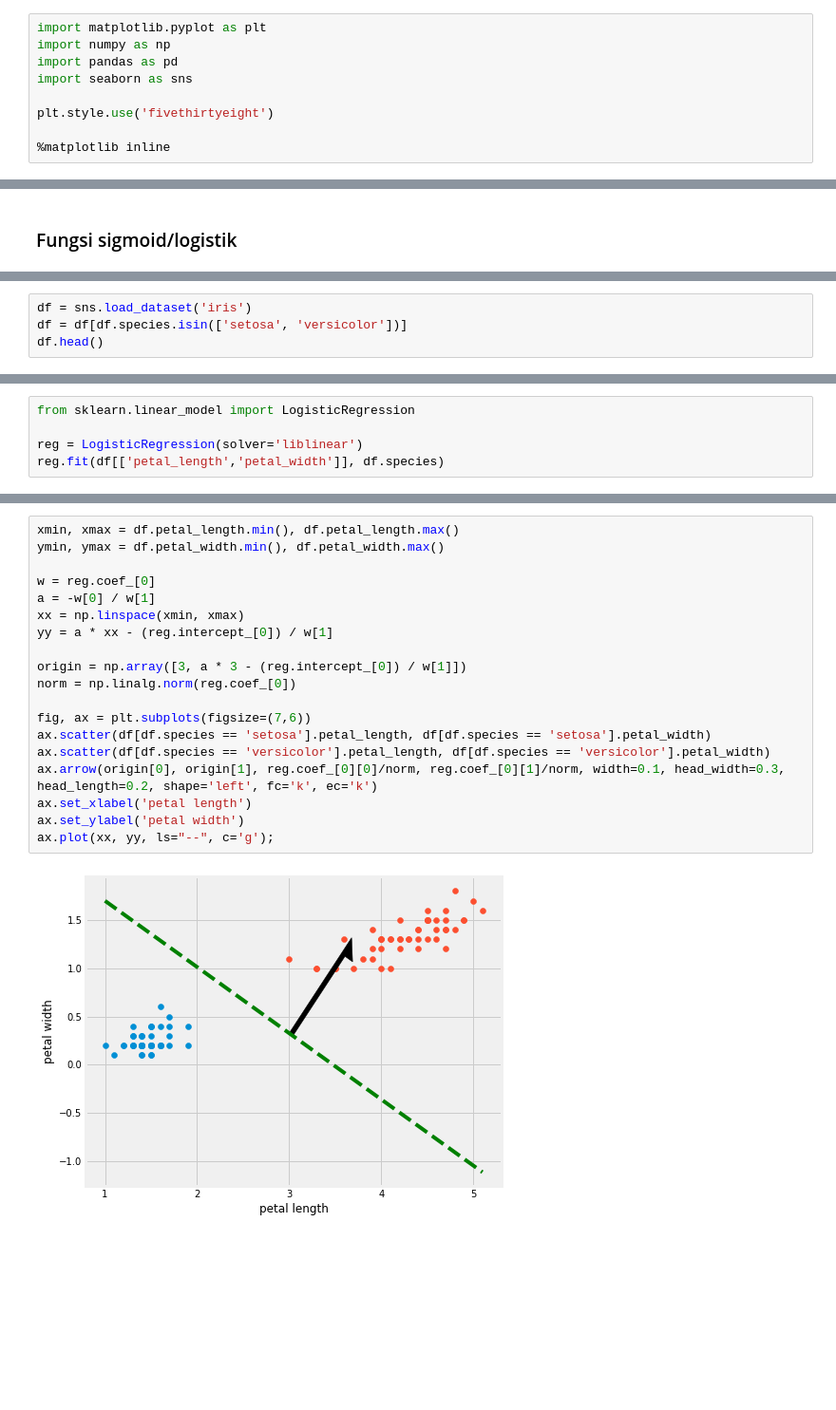
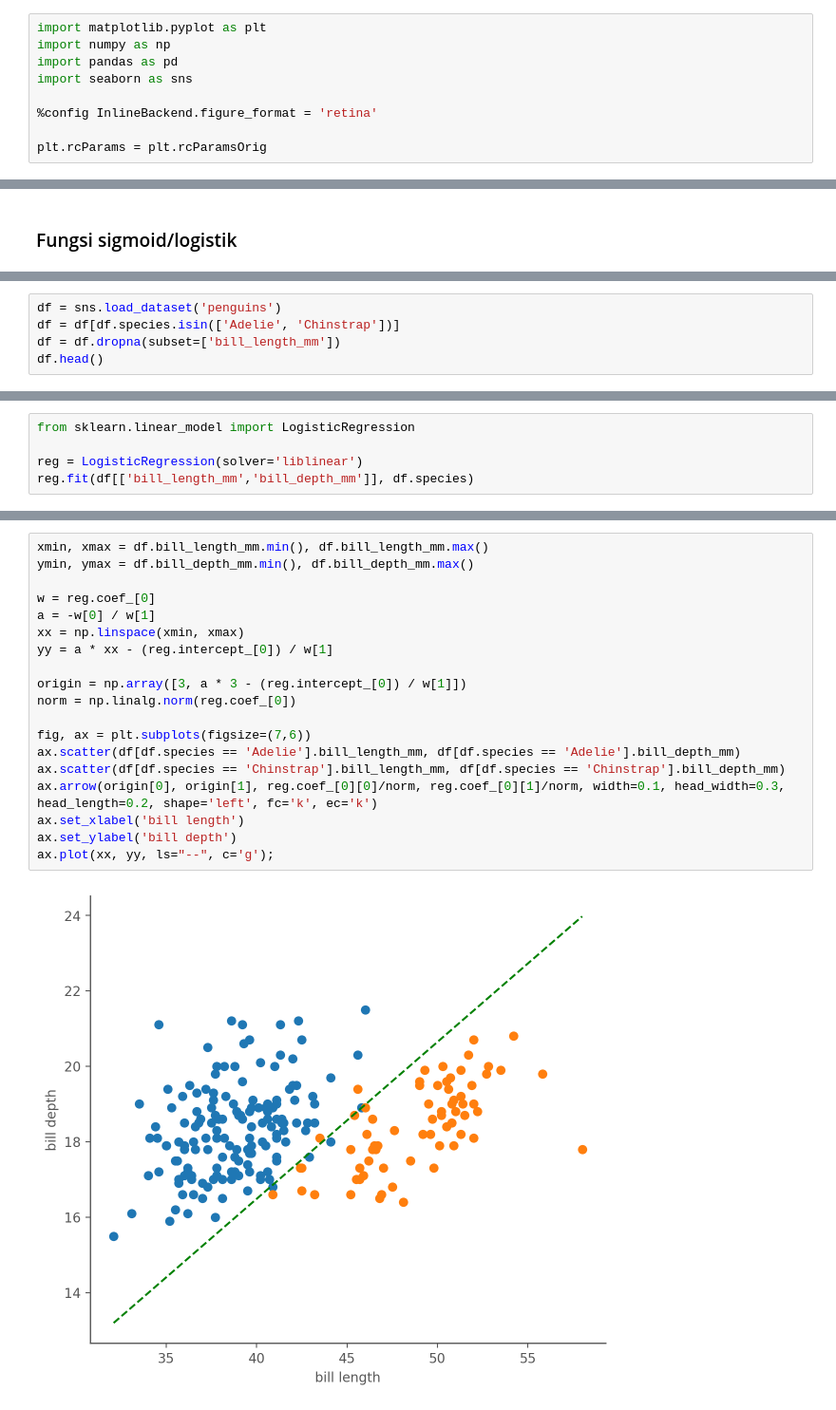
Before and after one commit to aliakbars/uai-ai, a Jupyter notebook: scripts/lab1.ipynb, the cells around one changed output, grey strips where cells are left out. Shown at 95% size. Cells and saved outputs as stored; diff of their text form; blank space fills up the shorter version.

```diff
--- a/scripts/lab1.ipynb
+++ b/scripts/lab1.ipynb
@@ -12,9 +12,9 @@ import numpy as np
 import pandas as pd
 import seaborn as sns
 
-plt.style.use('fivethirtyeight')
+%config InlineBackend.figure_format = 'retina'
 
-%matplotlib inline
+plt.rcParams = plt.rcParamsOrig
 # %% [markdown]
 ### Dataset
 
@@ -253,5 +254,6 @@ Text(0,0.5,'$\\sigma(z)$')
 # %%
-df = sns.load_dataset('iris')
-df = df[df.species.isin(['setosa', 'versicolor'])]
+df = sns.load_dataset('penguins')
+df = df[df.species.isin(['Adelie', 'Chinstrap'])]
+df = df.dropna(subset=['bill_length_mm'])
 df.head()
 # %% [output]
@@ -269,6 +283,6 @@ sns.lmplot(x='petal_length', y='petal_width', data=df, hue='species', fit_reg=Fa
 from sklearn.linear_model import LogisticRegression
 
 reg = LogisticRegression(solver='liblinear')
-reg.fit(df[['petal_length','petal_width']], df.species)
+reg.fit(df[['bill_length_mm','bill_depth_mm']], df.species)
 # %% [output]
 LogisticRegression(C=1.0, class_weight=None, dual=False, fit_intercept=True,
@@ -278,21 +293,21 @@ LogisticRegression(C=1.0, class_weight=None, dual=False, fit_intercept=True,
 # %%
-xmin, xmax = df.petal_length.min(), df.petal_length.max()
-ymin, ymax = df.petal_width.min(), df.petal_width.max()
+xmin, xmax = df.bill_length_mm.min(), df.bill_length_mm.max()
+ymin, ymax = df.bill_depth_mm.min(), df.bill_depth_mm.max()
 
 w = reg.coef_[0]
 a = -w[0] / w[1]
 xx = np.linspace(xmin, xmax)
 yy = a * xx - (reg.intercept_[0]) / w[1]
 
 origin = np.array([3, a * 3 - (reg.intercept_[0]) / w[1]])
 norm = np.linalg.norm(reg.coef_[0])
 
 fig, ax = plt.subplots(figsize=(7,6))
-ax.scatter(df[df.species == 'setosa'].petal_length, df[df.species == 'setosa'].petal_width)
-ax.scatter(df[df.species == 'versicolor'].petal_length, df[df.species == 'versicolor'].petal_width)
+ax.scatter(df[df.species == 'Adelie'].bill_length_mm, df[df.species == 'Adelie'].bill_depth_mm)
+ax.scatter(df[df.species == 'Chinstrap'].bill_length_mm, df[df.species == 'Chinstrap'].bill_depth_mm)
 ax.arrow(origin[0], origin[1], reg.coef_[0][0]/norm, reg.coef_[0][1]/norm, width=0.1, head_width=0.3, head_length=0.2, shape='left', fc='k', ec='k')
-ax.set_xlabel('petal length')
-ax.set_ylabel('petal width')
+ax.set_xlabel('bill length')
+ax.set_ylabel('bill depth')
 ax.plot(xx, yy, ls="--", c='g');
 # %% [output]
-[figure, old version]
+[figure, new version]
```
Also changed, not shown: parts of 18 cells of this notebook, 4 other files.
